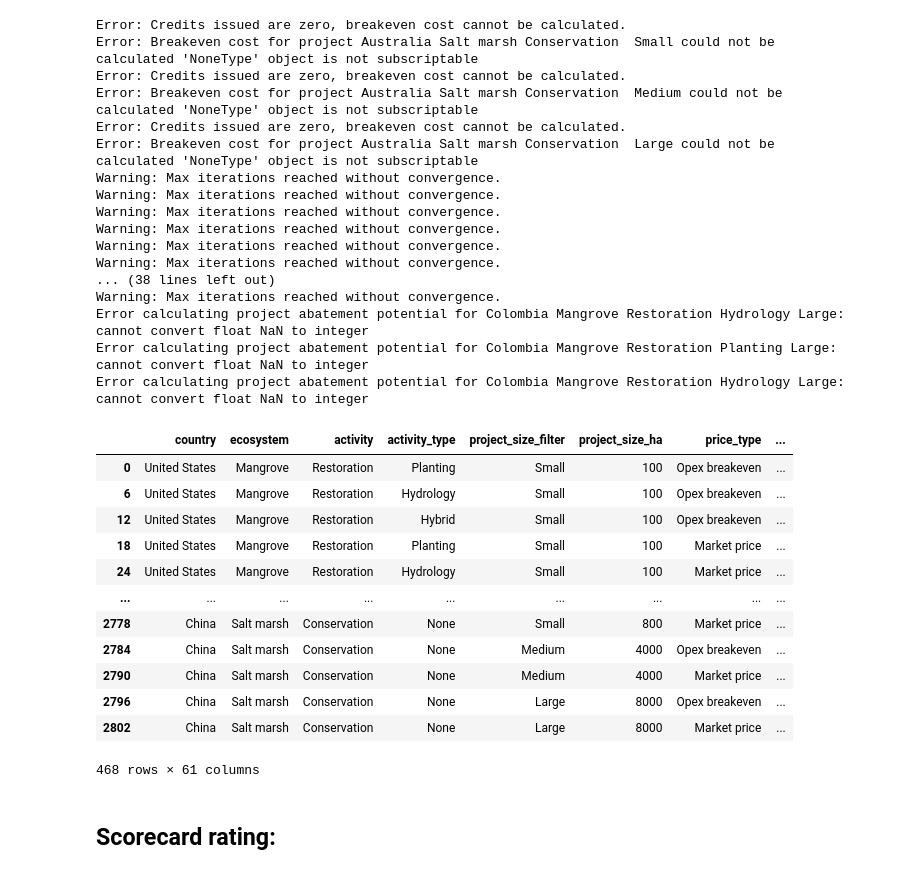
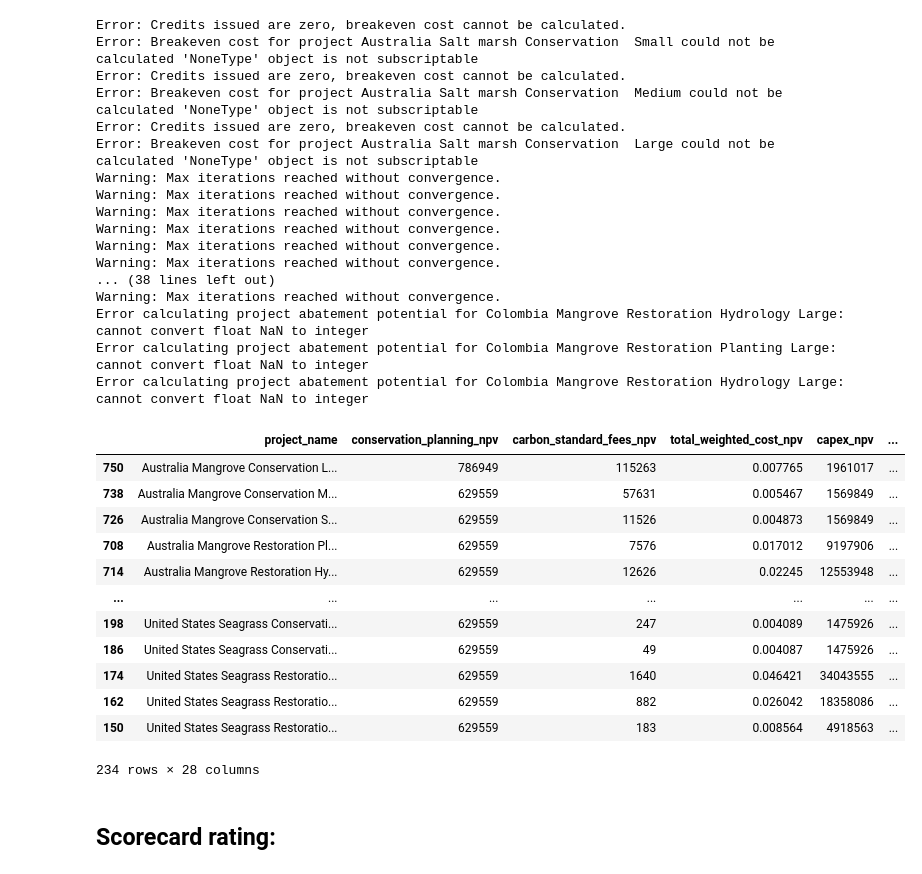
Before and after one commit to Vizzuality/tnc-blue-carbon-cost-tool, a Jupyter notebook: data/notebooks/TNC_BC_High_level_overview_v2.ipynb, the cells around one changed output. Saved outputs shown, nothing was run; the diff lists cells and outputs as text; code cells hidden in the pictures.

Commit message:
changed how map tooltip info is calculated, TBR by the client prior implementation in the BE

```diff
--- a/data/notebooks/TNC_BC_High_level_overview_v2.ipynb
+++ b/data/notebooks/TNC_BC_High_level_overview_v2.ipynb
@@ -66,7 +66,7 @@ def calculate_breakeven_cost(project, max_iterations=500, tolerance=1e-5):
     }
 # %%
 # Paths
-master_data_path = "../excel/Carbon-Cost Data Upload v02.xlsm"
+master_data_path = "../excel/Carbon-Cost Data Upload.xlsm"
 output_path = "../raw_data/output_v2.csv"
 raw_scorecard_data_path = "../raw_data/scorecard_rating/qualitative_scorecard_rating.csv"
 output_scorecard = "../raw_data/output_scoring.csv"  # this needs to generate the ../excel/data_ingestion_project_scorecard.xlsm
@@ -590,19 +590,3 @@ Warning: Max iterations reached without convergence.
 Error calculating project abatement potential for Colombia Mangrove Restoration Hydrology Large: cannot convert float NaN to integer
 Error calculating project abatement potential for Colombia Mangrove Restoration Planting Large: cannot convert float NaN to integer
 Error calculating project abatement potential for Colombia Mangrove Restoration Hydrology Large: cannot convert float NaN to integer
-# %%
-df_combinations
-# %% [output]
-|  | country | ecosystem | activity | activity_type | project_size_filter | project_size_ha | price_type | ... |
-| 0 | United States | Mangrove | Restoration | Planting | Small | 100 | Opex breakeven | ... |
-| 6 | United States | Mangrove | Restoration | Hydrology | Small | 100 | Opex breakeven | ... |
-| 12 | United States | Mangrove | Restoration | Hybrid | Small | 100 | Opex breakeven | ... |
-| 18 | United States | Mangrove | Restoration | Planting | Small | 100 | Market price | ... |
-| 24 | United States | Mangrove | Restoration | Hydrology | Small | 100 | Market price | ... |
-| ... | ... | ... | ... | ... | ... | ... | ... | ... |
-| 2778 | China | Salt marsh | Conservation | None | Small | 800 | Market price | ... |
-| 2784 | China | Salt marsh | Conservation | None | Medium | 4000 | Opex breakeven | ... |
-| 2790 | China | Salt marsh | Conservation | None | Medium | 4000 | Market price | ... |
-| 2796 | China | Salt marsh | Conservation | None | Large | 8000 | Opex breakeven | ... |
-| 2802 | China | Salt marsh | Conservation | None | Large | 8000 | Market price | ... |
-468 rows × 61 columns
@@ -609,3 +627,57 @@ df_combinations
+# %%
+def compute_map_tooltip_info(df):
+    """compute the average cost per country & the country abatement potential; is this right? we need confirmation from client"""
+    df_agg = (
+        df.groupby(["country", "ecosystem", "activity", "price_type"])
+        .agg(
+            {
+                "total_cost": "mean",
+                "total_cost_npv": "mean",
+                "country_abatement_potential": "first",
+            }
+        )
+        .reset_index()
+        .groupby(["country", "price_type"])
+        .agg(
+            {
+                "total_cost": "sum",
+                "total_cost_npv": "sum",
+                "country_abatement_potential": "sum",
+            }
+        )
+        .reset_index()
+        .rename(
+            columns={
+                "total_cost": "country_avg_cost",
+                "total_cost_npv": "country_avg_cost_npv",
+                "country_abatement_potential": "country_total_abatement_potential",
+            },
+        )
+    )
+
+    return df.join(
+        df_agg.set_index(["country", "price_type"]),
+        on=["country", "price_type"],
+        how="left",
+    )
+# %%
+df_combinations.pipe(compute_map_tooltip_info).sort_values(
+    by=["country", "ecosystem", "activity", "project_size_filter"]
+).pipe(select_columns, ["Market price", "npv"])
+# %% [output]
+|  | project_name | conservation_planning_npv | carbon_standard_fees_npv | total_weighted_cost_npv | capex_npv | ... |
+| 750 | Australia Mangrove Conservation L... | 786949 | 115263 | 0.007765 | 1961017 | ... |
+| 738 | Australia Mangrove Conservation M... | 629559 | 57631 | 0.005467 | 1569849 | ... |
+| 726 | Australia Mangrove Conservation S... | 629559 | 11526 | 0.004873 | 1569849 | ... |
+| 708 | Australia Mangrove Restoration Pl... | 629559 | 7576 | 0.017012 | 9197906 | ... |
+| 714 | Australia Mangrove Restoration Hy... | 629559 | 12626 | 0.02245 | 12553948 | ... |
+| ... | ... | ... | ... | ... | ... | ... |
+| 198 | United States Seagrass Conservati... | 629559 | 247 | 0.004089 | 1475926 | ... |
+| 186 | United States Seagrass Conservati... | 629559 | 49 | 0.004087 | 1475926 | ... |
+| 174 | United States Seagrass Restoratio... | 629559 | 1640 | 0.046421 | 34043555 | ... |
+| 162 | United States Seagrass Restoratio... | 629559 | 882 | 0.026042 | 18358086 | ... |
+| 150 | United States Seagrass Restoratio... | 629559 | 183 | 0.008564 | 4918563 | ... |
+234 rows × 28 columns
 # %%
 # export to csv
 df_combinations.to_csv(output_path, index=False)
```
Also changed, not shown: parts of 1 cell of this notebook.
